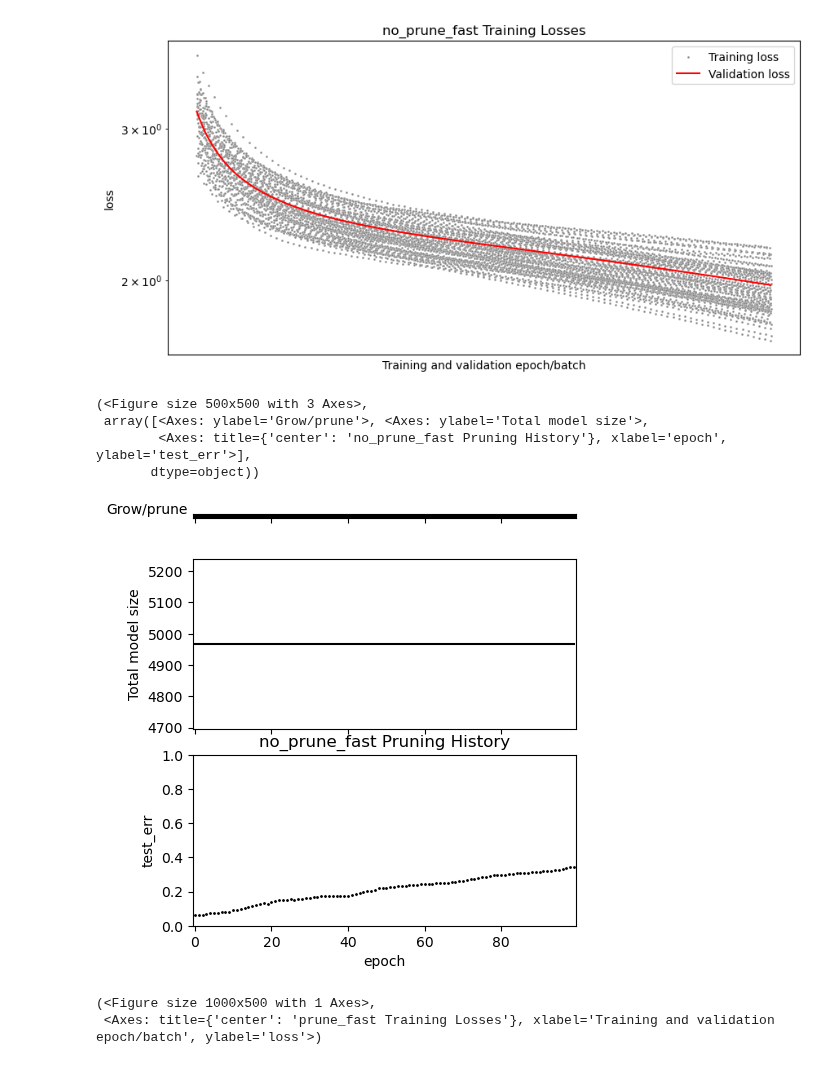
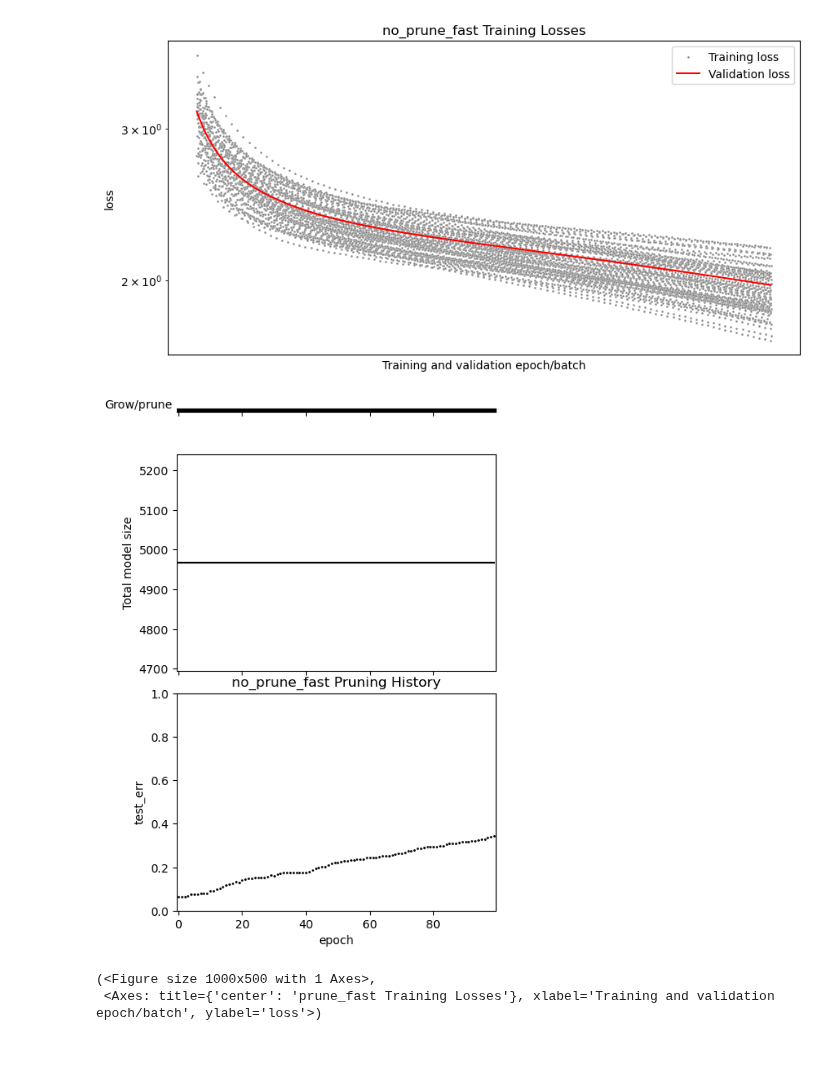
Before and after one commit to cchu70/klab_rotation, a Jupyter notebook: 11_Simple-MLP-supervised-SBATCH.ipynb, the cells around one changed output. Saved outputs shown, nothing was run; the diff lists cells and outputs as text; code cells hidden in the pictures.

Commit message:
fix pruning plot

```diff
--- a/11_Simple-MLP-supervised-SBATCH.ipynb
+++ b/11_Simple-MLP-supervised-SBATCH.ipynb
@@ -25,14 +25,10 @@ no_prune_fast_result.plot_training_losses()
 (<Figure size 1000x500 with 1 Axes>,
  <Axes: title={'center': 'no_prune_fast Training Losses'}, xlabel='Training and validation epoch/batch', ylabel='loss'>)
 [figure]
-# %%
-no_prune_fast_result.plot_pruning()
-# %% [output]
-(<Figure size 500x500 with 3 Axes>,
- array([<Axes: ylabel='Grow/prune'>, <Axes: ylabel='Total model size'>,
-        <Axes: title={'center': 'no_prune_fast Pruning History'}, xlabel='epoch', ylabel='test_err'>],
-       dtype=object))
-[figure, removed]
+# %%
+fig, ax = no_prune_fast_result.plot_pruning(figsize=(5, 7))
+# %% [output]
+[figure, added]
 # %%
 prune_fast_results = SupervisedMLPTrainingResults("/home/clc926/Desktop/klab_rotation/outputs/11/prune_fast/sbatch-55640983_bs-32_sf-0.05_vr-6_id-0.5_nti-100_ugpp-True_lr-0.001_s-4")
 # %%
```
Also changed, not shown: parts of 6 cells of this notebook, 1 other file.
